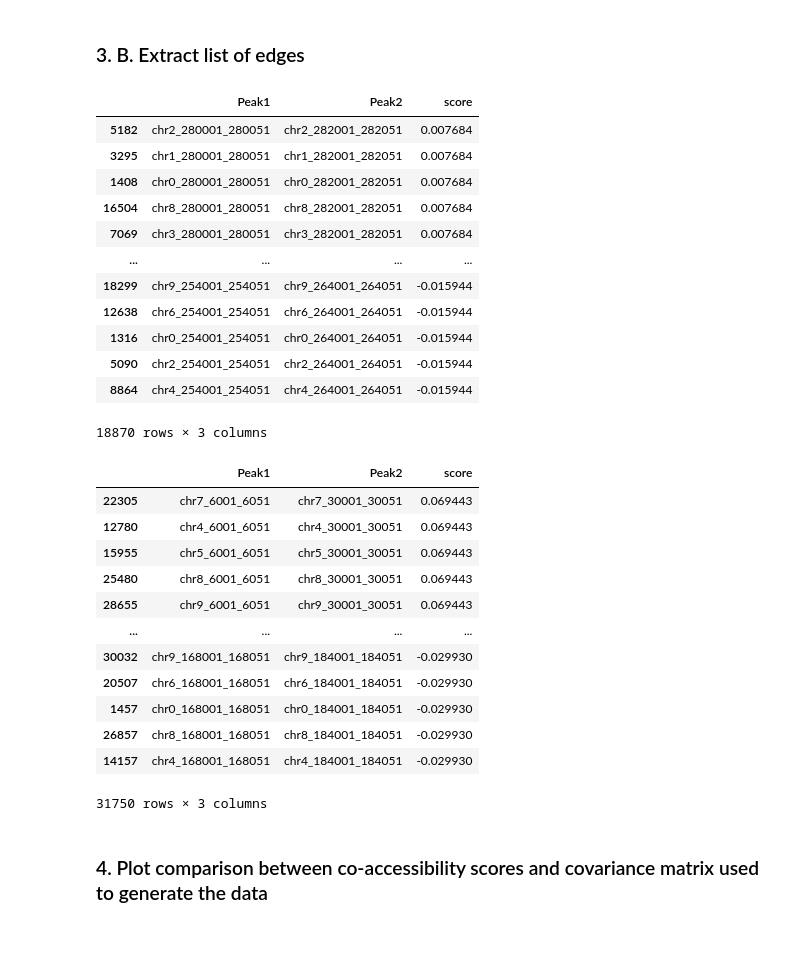
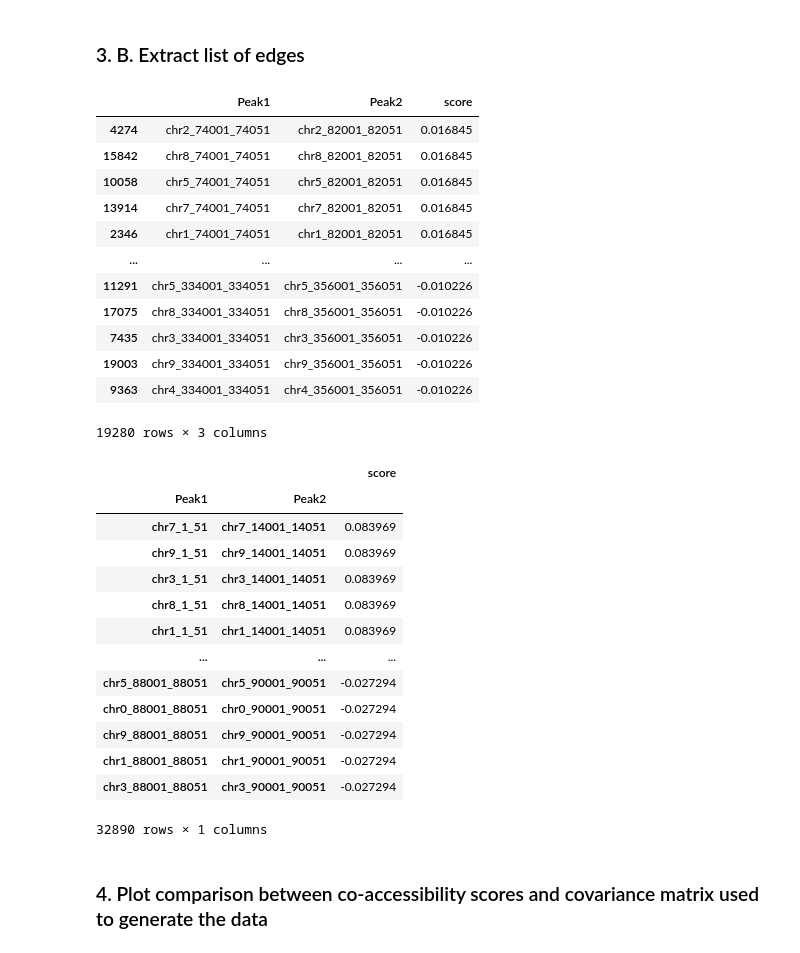
Before and after one commit to cantinilab/Circe, a Jupyter notebook: Examples/Example1.ipynb, the cells around one changed output. Saved outputs shown, nothing was run; the diff lists cells and outputs as text; code cells hidden in the pictures.

```diff
--- a/Examples/Example1.ipynb
+++ b/Examples/Example1.ipynb
@@ -86,7 +86,7 @@ n_samples, n_features = 300, nb_regions_per_chr
 
 prng = np.random.RandomState(0)
 prec = make_sparse_spd_matrix(
-    n_features, alpha=0.99, smallest_coef=0.4, largest_coef=0.7, random_state=prng
+    n_features, alpha=0.98, smallest_coef=0.4, largest_coef=0.7, random_state=prng
 )
 cov = linalg.inv(prec)
 
@@ -156,2 +152,5 @@ print("{}".format(0 if False else 1))
 # %% [markdown]
 *Can be stored externally using sliding_graphica_lasso*
+# %%
+atac.X = sp.sparse.csr_matrix(atac.X)
+# atac.X = atac.X.toarray()
@@ -186,34 +199,35 @@ Done !
 an.extract_atac_links(metacells)
 # %% [output]
 |  | Peak1 | Peak2 | score |
-| 5182 | chr2_280001_280051 | chr2_282001_282051 | 0.007684 |
-| 3295 | chr1_280001_280051 | chr1_282001_282051 | 0.007684 |
-| 1408 | chr0_280001_280051 | chr0_282001_282051 | 0.007684 |
-| 16504 | chr8_280001_280051 | chr8_282001_282051 | 0.007684 |
-| 7069 | chr3_280001_280051 | chr3_282001_282051 | 0.007684 |
+| 4274 | chr2_74001_74051 | chr2_82001_82051 | 0.016845 |
+| 15842 | chr8_74001_74051 | chr8_82001_82051 | 0.016845 |
+| 10058 | chr5_74001_74051 | chr5_82001_82051 | 0.016845 |
+| 13914 | chr7_74001_74051 | chr7_82001_82051 | 0.016845 |
+| 2346 | chr1_74001_74051 | chr1_82001_82051 | 0.016845 |
 | ... | ... | ... | ... |
-| 18299 | chr9_254001_254051 | chr9_264001_264051 | -0.015944 |
-| 12638 | chr6_254001_254051 | chr6_264001_264051 | -0.015944 |
-| 1316 | chr0_254001_254051 | chr0_264001_264051 | -0.015944 |
-| 5090 | chr2_254001_254051 | chr2_264001_264051 | -0.015944 |
-| 8864 | chr4_254001_254051 | chr4_264001_264051 | -0.015944 |
+| 11291 | chr5_334001_334051 | chr5_356001_356051 | -0.010226 |
+| 17075 | chr8_334001_334051 | chr8_356001_356051 | -0.010226 |
+| 7435 | chr3_334001_334051 | chr3_356001_356051 | -0.010226 |
+| 19003 | chr9_334001_334051 | chr9_356001_356051 | -0.010226 |
+| 9363 | chr4_334001_334051 | chr4_356001_356051 | -0.010226 |
-18870 rows × 3 columns
+19280 rows × 3 columns
 # %%
-an.extract_atac_links(atac)
+an.extract_atac_links(atac).set_index(['Peak1', 'Peak2'])
 # %% [output]
-|  | Peak1 | Peak2 | score |
-| 22305 | chr7_6001_6051 | chr7_30001_30051 | 0.069443 |
-| 12780 | chr4_6001_6051 | chr4_30001_30051 | 0.069443 |
-| 15955 | chr5_6001_6051 | chr5_30001_30051 | 0.069443 |
-| 25480 | chr8_6001_6051 | chr8_30001_30051 | 0.069443 |
-| 28655 | chr9_6001_6051 | chr9_30001_30051 | 0.069443 |
-| ... | ... | ... | ... |
-| 30032 | chr9_168001_168051 | chr9_184001_184051 | -0.029930 |
-| 20507 | chr6_168001_168051 | chr6_184001_184051 | -0.029930 |
-| 1457 | chr0_168001_168051 | chr0_184001_184051 | -0.029930 |
-| 26857 | chr8_168001_168051 | chr8_184001_184051 | -0.029930 |
-| 14157 | chr4_168001_168051 | chr4_184001_184051 | -0.029930 |
+|  |  | score |
+| Peak1 | Peak2 |  |
+| chr7_1_51 | chr7_14001_14051 | 0.083969 |
+| chr9_1_51 | chr9_14001_14051 | 0.083969 |
+| chr3_1_51 | chr3_14001_14051 | 0.083969 |
+| chr8_1_51 | chr8_14001_14051 | 0.083969 |
+| chr1_1_51 | chr1_14001_14051 | 0.083969 |
+| ... | ... | ... |
+| chr5_88001_88051 | chr5_90001_90051 | -0.027294 |
+| chr0_88001_88051 | chr0_90001_90051 | -0.027294 |
+| chr9_88001_88051 | chr9_90001_90051 | -0.027294 |
+| chr1_88001_88051 | chr1_90001_90051 | -0.027294 |
+| chr3_88001_88051 | chr3_90001_90051 | -0.027294 |
-31750 rows × 3 columns
+32890 rows × 1 columns
 # %% [markdown]
 ### 4. Plot comparison between co-accessibility scores and covariance matrix used to generate the data
 # %%
```
Also changed, not shown: parts of 5 cells of this notebook, 2 other files.
